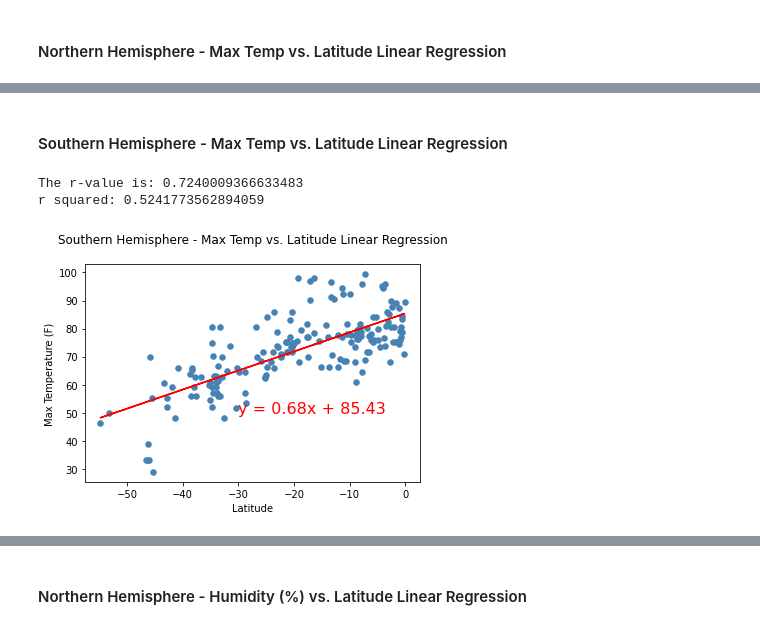
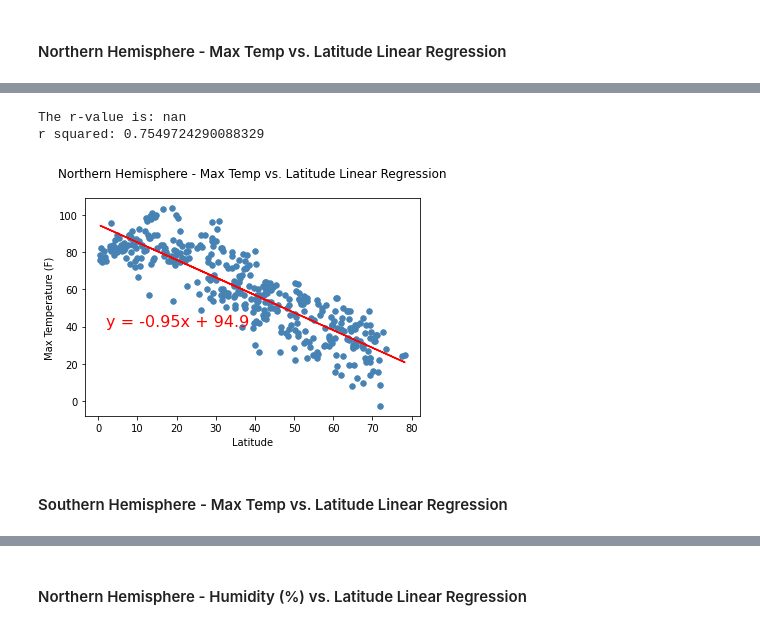
Before and after one commit to CicilyGeorge/python-api-challenge, a Jupyter notebook: code/WeatherPy.ipynb, the cells around one changed output, grey strips where cells are left out. Drawn from its saved outputs; the diff is of its cells as text; code cells hidden in the pictures.

```diff
--- a/code/WeatherPy.ipynb
+++ b/code/WeatherPy.ipynb
@@ -322,54 +313,21 @@ r squared: 0.7511503208600918
+# %%
+# Setting Latitude and Max Temp of Northern Hemisphere into x and y value lists
+
+# Calling correlation_plot function
+correlation_plot(north_city_data['Lat'], north_city_data['Max Temp'], 2, 40)
+
+# Adding title and ylabel to the plot
+plt.title("Northern Hemisphere - Max Temp vs. Latitude Linear Regression\n")
+plt.ylabel('Max Temperature (F)')
+
+# Save figure as png file
+plt.savefig("../Images/Temp_vs_Lat_North.png")
+
+# Print our chart to the screen
+plt.show()
+# %% [output]
+The r-value is: nan
+r squared: 0.7549724290088329
+[figure, added]
 # %% [markdown]
 ####  Southern Hemisphere - Max Temp vs. Latitude Linear Regression
-# %%
-# Setting Latitude and Max Temp of Southern Hemisphere into x and y value lists
-x_values = south_city_data['Lat']
-y_values = south_city_data['Max Temp']
-
-# Calculating and Printing Pearson correlation coefficient
-correlation = st.pearsonr(x_values, y_values)
-print(f"\nThe r-value is: {correlation[0]}")
-
-
-# Setting the figure size
-fig = plt.figure()
-
-# Creating subplot (1x1 grid, 1st subplot)
-ax = fig.add_subplot(1,1,1)
-
-
-# Finding slope and y intercept of line, r value, p value and standard error using scipy.stats.linregress function
-(slope, intercept, rvalue, pvalue, stderr) = st.linregress(x_values, y_values)
-
-# Print r square value
-print(f"r squared: {rvalue**2}")
-
-# Line equation y=mx+b
-regress_values = slope * x_values + intercept
-
-# Line equation string y=mx+b to diplay
-line_eq = "y = " + str(round(slope,2)) + "x + " + str(round(intercept,2))
-
-# Creating a scatter plot of Weight and Average Tumor volume
-plt.scatter(x_values, y_values, color='steelblue', s=30)
-
-# Creating a line plot (red solid)
-plt.plot(x_values, regress_values, "r-")
-
-# Adding line_eq string at specified position
-plt.annotate(line_eq,(-30,50),fontsize=16,color="red")
-
-# Adding title and labels to the plot
-plt.title("Southern Hemisphere - Max Temp vs. Latitude Linear Regression\n")
-plt.xlabel('Latitude')
-plt.ylabel('Max Temperature (F)')
-
-# Save figure as png file
-plt.savefig("../Images/Temp_vs_Lat_South.png")
-
-# Print our chart to the screen
-plt.show()
-# %% [output]
-The r-value is: 0.7240009366633483
-r squared: 0.5241773562894059
-[figure, removed]
```
Also changed, not shown: parts of 22 cells of this notebook, 15 other files.
